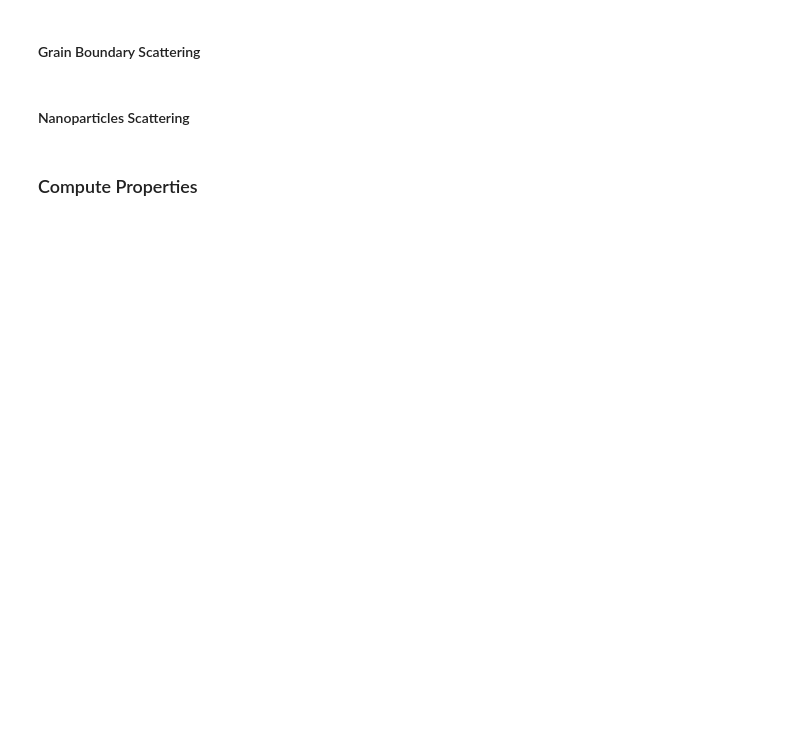
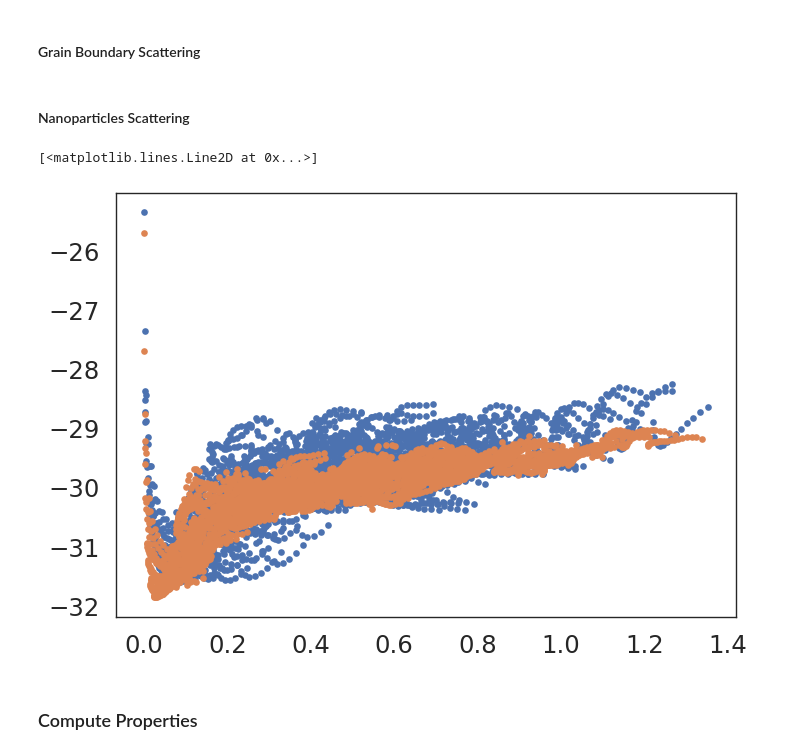
Before and after one commit to ariahosseini/ThermoElectric, a Jupyter notebook: ElectronTransport.ipynb, the cells around one changed output. Saved outputs shown, nothing was run; the diff lists cells and outputs as text; code cells hidden in the pictures; blank space fills up the shorter version.

```diff
--- a/ElectronTransport.ipynb
+++ b/ElectronTransport.ipynb
@@ -663,7 +664,7 @@ def ellipsoid(xc, yc, zc, xr, yr, zr, n):
         the meshgrid arrays representing the ellipsoid surface
     """
     # Create a meshgrid in spherical coordinates (theta, phi)
-    u = np.linspace(0, 2 * np.pi, n+1)     # theta from 0 to 2*pi
+    u = np.linspace(-np.pi, np.pi, n+1)     # theta from -pi to pi
     v = np.linspace(0, np.pi, n+1)         # phi from 0 to pi
 
     u, v = np.meshgrid(u, v)
@@ -673,7 +674,17 @@ def ellipsoid(xc, yc, zc, xr, yr, zr, n):
     y = yc + yr * np.sin(u) * np.sin(v)
     z = zc + zr * np.cos(v)
 
-    return -x, -y, -z # Negative sign is consistant with Matlab ellipsoid func
+    # fig = plt.figure(figsize=(8, 6))
+    # ax = fig.add_subplot(111, projection='3d')
+    # ax.plot_surface(x, y, z, rstride=4, cstride=4, color='b', alpha=0.6, edgecolor='k')
+    # ax.set_xlabel('kx')
+    # ax.set_ylabel('ky')
+    # ax.set_zlabel('kz')
+    # ax.set_xlim([-xr, xr])
+    # ax.set_ylim([-yr, yr])
+    # ax.set_zlim([-zr, zr])
+    # plt.show()
+    return x, y, z[::-1] # Negative sign is consistant with Matlab ellipsoid func
 # %% [markdown]
 #### Phonon Lifetime
 # %%
@@ -1970,6 +2218,25 @@ tau_gb_interpolator  = Interpolator(energy_gb[1::], tau_gb_accum[1::])
 tau_gb = tau_gb_interpolator(engr) * (fermi_0pct_heating[0] / N_gr)[:, np.newaxis]
 # %% [markdown]
 #### Nanoparticles Scattering
+# %%
+nk = np.array([15,15,15])                # Number of kpoints along x y z
+uo = 1.389                               # Electron affinity (eV)
+m_frac = np.array([0.89,0.19,0.19])   # Electron effective mass ratio
+v_frac = 0.05                         # Volume fraction
+ko = 2*np.pi/lattice_parameter*np.array([0.85,0,0])       # Conduction band valley along (1/m)
+del_k = 2*np.pi/lattice_parameter*0.15*np.array([1,1,1])  # BZ edge from valley
+n = 13
+ro = 5e-9                                                 # SiC particles radius (m)
+mag_kpoint, E, tau, N = calculate_finite_spherical_scattering(ro, nk, uo, m_frac, v_frac, ko, del_k, n)
+# %%
+_tau_np = np.loadtxt('Lifetime_Data/lifetime_np.out', delimiter=None, skiprows=0)
+_engr_np = np.loadtxt('Lifetime_Data/energy_np.out', delimiter=None, skiprows=0)
+# %%
+plt.plot(E, np.log(tau), 'o')
+plt.plot(_engr_np, np.log(_tau_np[2]), 'o')
+# %% [output]
+[<matplotlib.lines.Line2D at 0x...>]
+[figure, added]
 # %%
 _tau_np = np.loadtxt('Lifetime_Data/lifetime_np.out', delimiter=None, skiprows=0)
 _engr_np = np.loadtxt('Lifetime_Data/energy_np.out', delimiter=None, skiprows=0)
```
Also changed, not shown: parts of 15 cells of this notebook.
